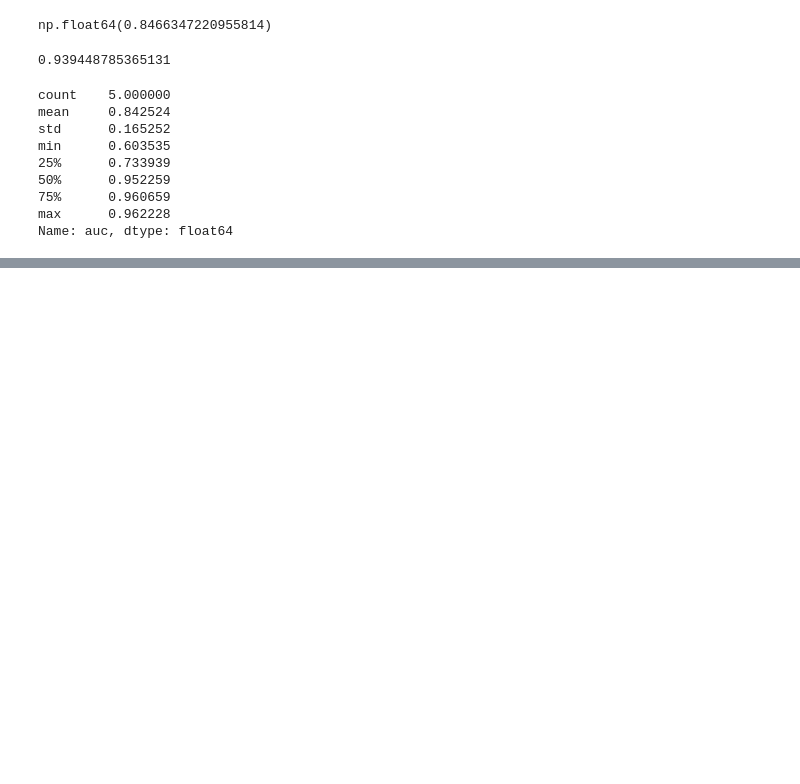
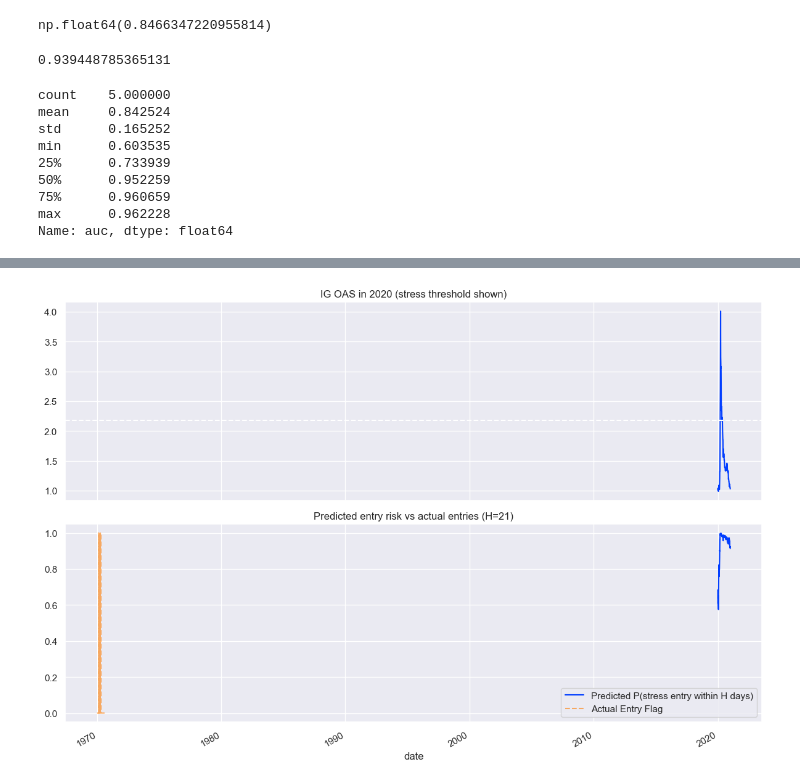
Before and after one commit to WickedoneC/credit_spread_regime, a Jupyter notebook: notebooks/01_eda_spread_regimes.ipynb, the cells around one changed output, grey strips where cells are left out. Drawn from its saved outputs; the diff is of its cells as text; code cells hidden in the pictures; blank space fills up the shorter version.

Commit message:
Add stress-entry target baseline with walk-forward evaluation

```diff
--- a/notebooks/01_eda_spread_regimes.ipynb
+++ b/notebooks/01_eda_spread_regimes.ipynb
@@ -450,0 +467,16 @@ Name: auc, dtype: float64
+# %%
+H = 21  # horizon (trading days)
+
+# Will stress occur at any point in the next H days?
+# Equivalent to a forward-looking "max" of stress over the next H days.
+df["stress_in_next_H"] = (
+    df["stress"]
+      .shift(-1)                     # start "tomorrow" so it's truly forward
+      .rolling(H, min_periods=H)
+      .max()
+)
+
+# Entry label: tomorrow->H contains stress AND today is not stress
+df["stress_entry_H"] = ((df["stress"] == 0) & (df["stress_in_next_H"] == 1)).astype(int)
+
+df[["stress", "stress_in_next_H", "stress_entry_H"]].tail(30)
@@ -450,0 +628,30 @@ Name: auc, dtype: float64
+# %%
+import matplotlib.pyplot as plt
+
+# pick a year you have in res_df:
+yr = res_df["year"].iloc[-1]
+mask = entry_df.index.year == yr
+
+# refit on all prior years
+train_mask = entry_df.index.year < yr
+pipe.fit(X.loc[train_mask], y.loc[train_mask])
+proba = pipe.predict_proba(X.loc[mask])[:, 1]
+
+plot_df = entry_df.loc[mask].copy()
+plot_df["entry_prob"] = proba
+
+fig, ax = plt.subplots(2, 1, figsize=(12, 8), sharex=True)
+
+plot_df["ig_oas"].plot(ax=ax[0])
+ax[0].axhline(stress_threshold, linestyle="--")
+ax[0].set_title(f"IG OAS in {yr} (stress threshold shown)")
+
+plot_df["entry_prob"].plot(ax=ax[1], label="Predicted P(stress entry within H days)")
+ax[1].plot(plot_df["stress_entry_H"].values, linestyle="--", alpha=0.6, label="Actual Entry Flag")
+ax[1].set_title(f"Predicted entry risk vs actual entries (H={H})")
+ax[1].legend()
+
+plt.tight_layout()
+plt.show()
+# %% [output]
+[figure, added]
```
Also changed, not shown: parts of 10 cells of this notebook.
